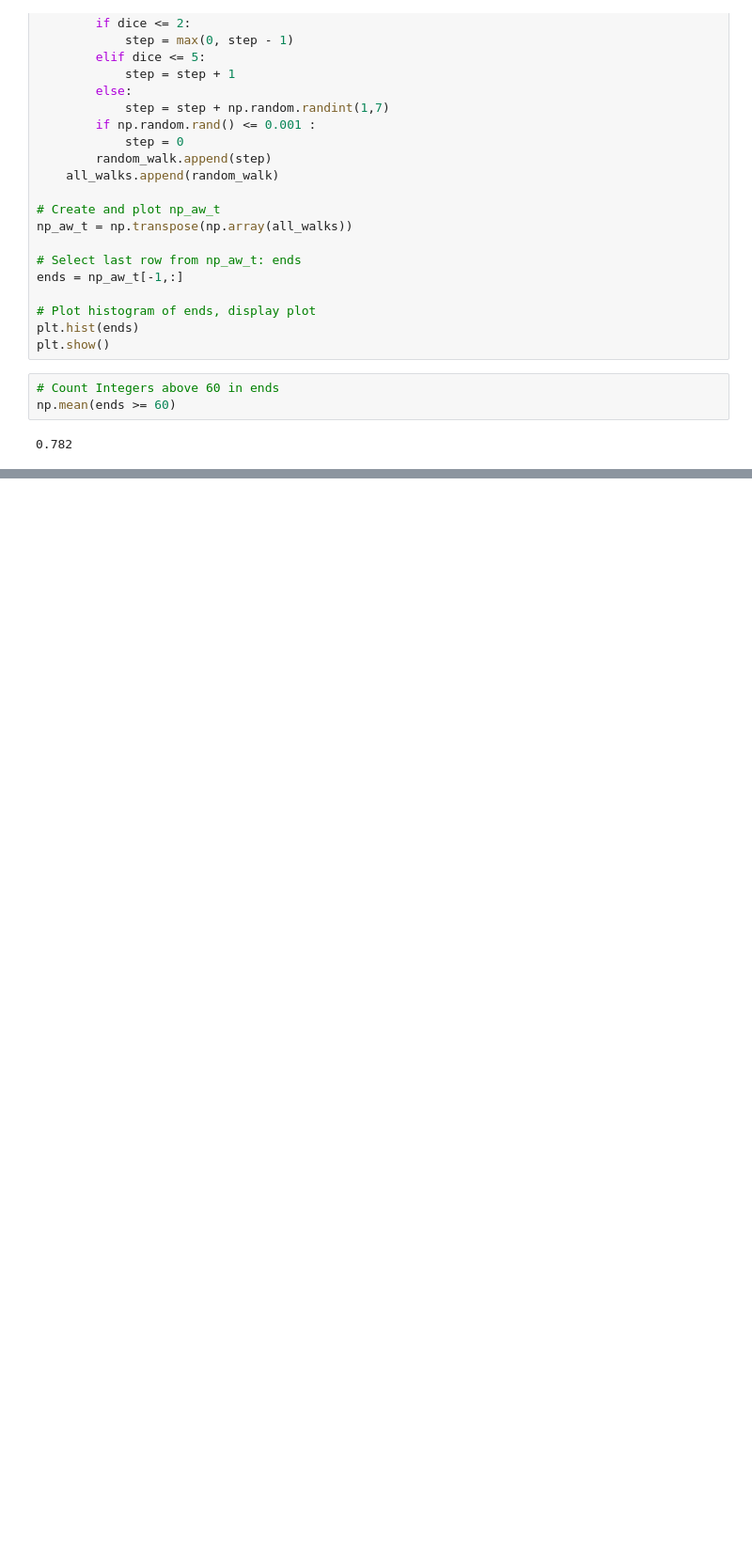
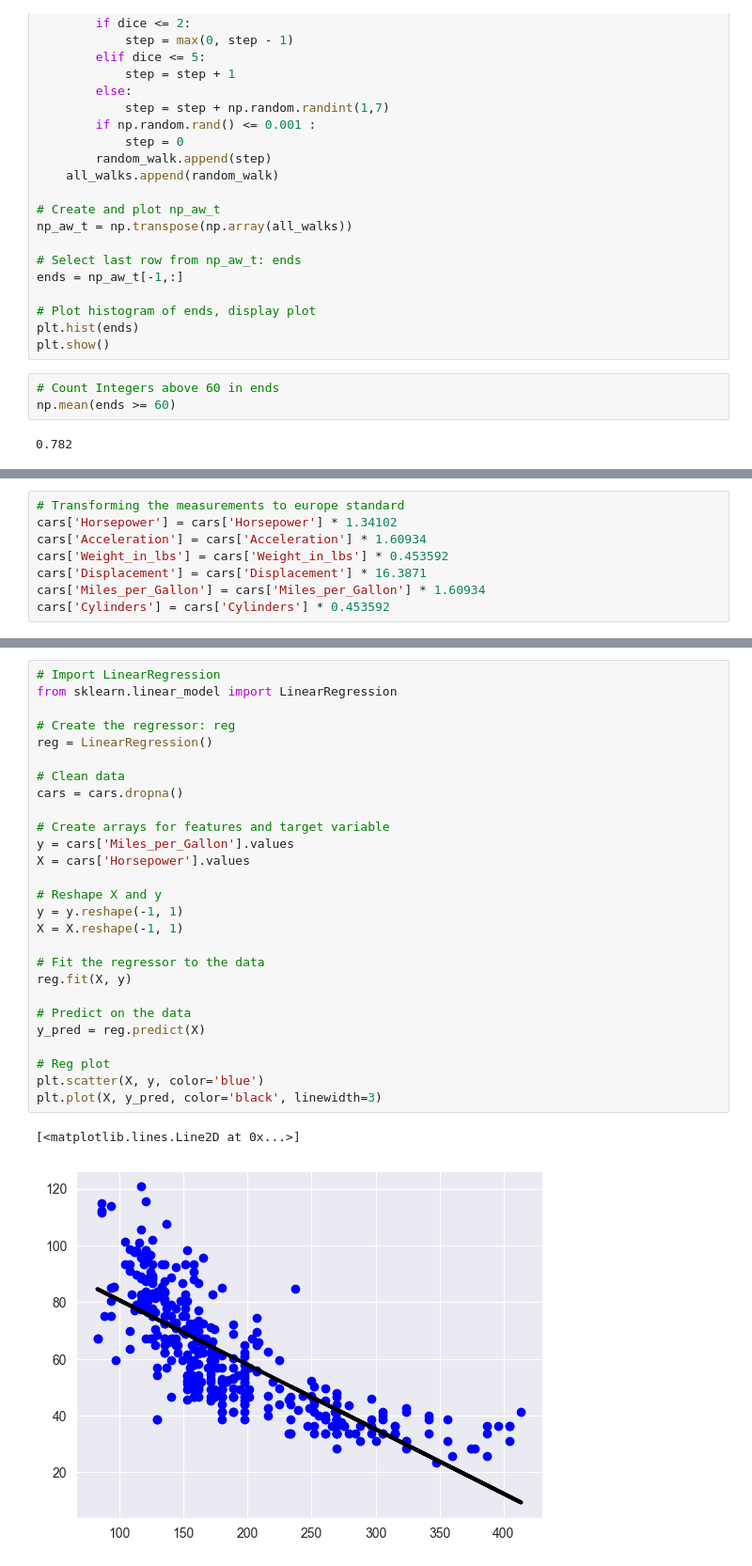
Before and after one commit to nilsjennissen/python-handbook, a Jupyter notebook: notebooks/python_intro.ipynb, the cells around one changed output, grey strips where cells are left out. Shown at 94% size. Saved outputs shown, nothing was run; the diff lists cells and outputs as text; blank space fills up the shorter version.

```diff
--- a/notebooks/python_intro.ipynb
+++ b/notebooks/python_intro.ipynb
@@ -1928,0 +2018,8 @@ np.mean(ends >= 60)
+# %%
+# Transforming the measurements to europe standard
+cars['Horsepower'] = cars['Horsepower'] * 1.34102
+cars['Acceleration'] = cars['Acceleration'] * 1.60934
+cars['Weight_in_lbs'] = cars['Weight_in_lbs'] * 0.453592
+cars['Displacement'] = cars['Displacement'] * 16.3871
+cars['Miles_per_Gallon'] = cars['Miles_per_Gallon'] * 1.60934
+cars['Cylinders'] = cars['Cylinders'] * 0.453592
@@ -1928,0 +2030,30 @@ np.mean(ends >= 60)
+# %%
+# Import LinearRegression
+from sklearn.linear_model import LinearRegression
+
+# Create the regressor: reg
+reg = LinearRegression()
+
+# Clean data
+cars = cars.dropna()
+
+# Create arrays for features and target variable
+y = cars['Miles_per_Gallon'].values
+X = cars['Horsepower'].values
+
+# Reshape X and y
+y = y.reshape(-1, 1)
+X = X.reshape(-1, 1)
+
+# Fit the regressor to the data
+reg.fit(X, y)
+
+# Predict on the data
+y_pred = reg.predict(X)
+
+# Reg plot
+plt.scatter(X, y, color='blue')
+plt.plot(X, y_pred, color='black', linewidth=3)
+# %% [output]
+[<matplotlib.lines.Line2D at 0x...>]
+[figure, added]
```
Also changed, not shown: parts of 20 cells of this notebook.
